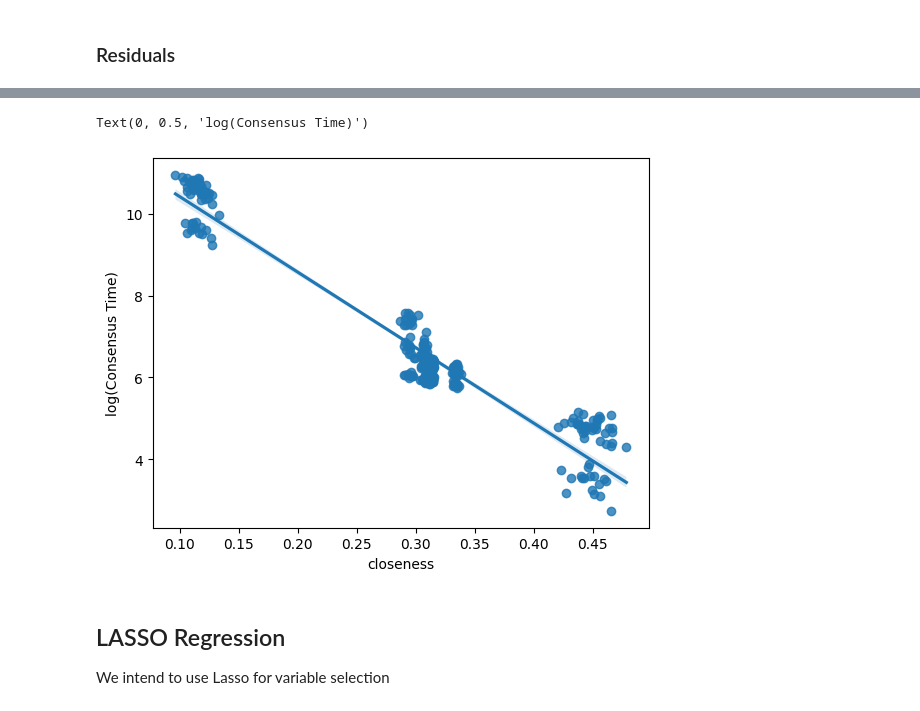
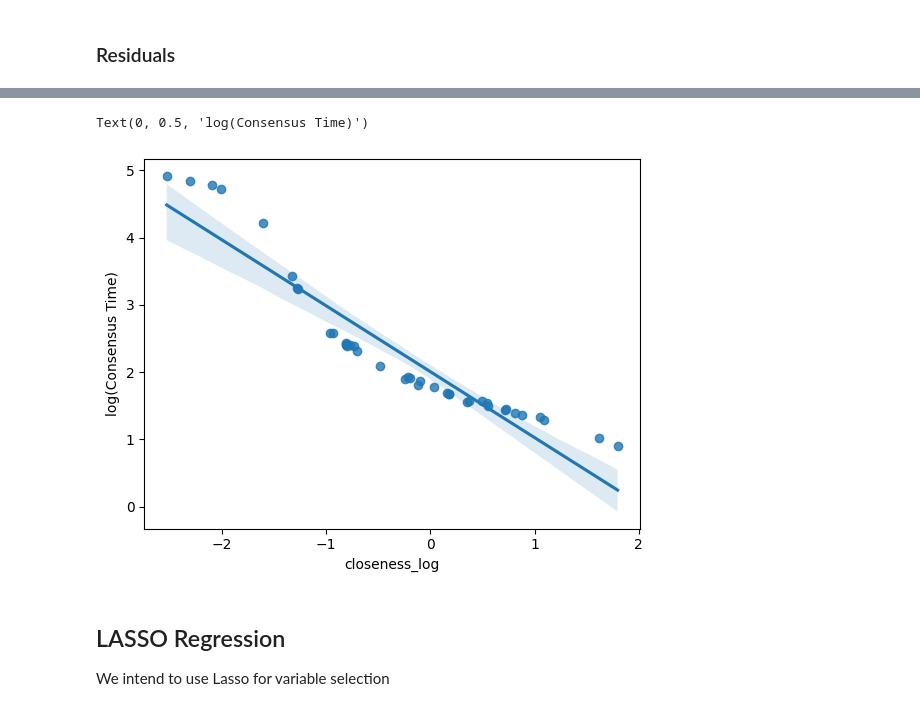
Before and after one commit to vitorfrois/SznajdNetworks, a Jupyter notebook: src/notebooks/2_regression_analysis.ipynb, the cells around one changed output, grey strips where cells are left out. Cells and saved outputs as stored; diff of their text form; code cells hidden in the pictures.

```diff
--- a/src/notebooks/2_regression_analysis.ipynb
+++ b/src/notebooks/2_regression_analysis.ipynb
@@ -15,11 +15,9 @@ CONSENSUS_TIME = 'consensus_time'
 OPINION_CHANGE_FREQUENCY = 'opinion_change_frequency'
 
 FEATURES = [
-    'clustering', 'closeness', 'betweenness',
-    'average_shortest_path_lenght', 'eigenvector', 'assortativity',
-    'information_centrality',
-    'approximate_current_flow_betweenness_centrality', 'shannon_entropy',
-    'degree_variance'
+    # 'clustering',
+    'closeness',
+    'n'
 ]
 
 UNCORRELATED_FEATURE_SUBSET = [
@@ -75,12 +73,21 @@ X = sm.add_constant(
    filtered_dataset[FEATURES]
 )
 
+X['closeness_log'] = np.log(X['closeness'])
+FEATURES.append('closeness_log')
+X['closeness_n'] = X['closeness'] * X['n']
+FEATURES.append('closeness_n')
+
+FEATURES.remove('closeness')
+FEATURES.remove('n')
+
+
 X_train, X_test, y_train, y_test = train_test_split(
     X, y, test_size=0.2, random_state=1, shuffle=True
 )
 
-# X_train[FEATURES] = scaler.fit_transform(X_train[FEATURES])
-# X_test[FEATURES] = scaler.transform(X_test[FEATURES])
+X_train[FEATURES] = scaler.fit_transform(X_train[FEATURES])
+X_test[FEATURES] = scaler.transform(X_test[FEATURES])
 # %% [markdown]
 ## Linear
 # %%
@@ -155,9 +140,9 @@ sns.residplot(x=y_pred, y=np.log1p(y_test))
 # %%
-ax = sns.regplot(y=np.log1p(y_test), x=X_test['closeness'])
+ax = sns.regplot(y=np.log1p(y_test), x=X_test['closeness_log'])
 ax.set_ylabel('log(Consensus Time)')
 # %% [output]
 Text(0, 0.5, 'log(Consensus Time)')
-[figure, old version]
+[figure, new version]
 # %% [markdown]
 ## LASSO Regression
 We intend to use Lasso for variable selection
```
Also changed, not shown: parts of 9 cells of this notebook, 2 other files.
